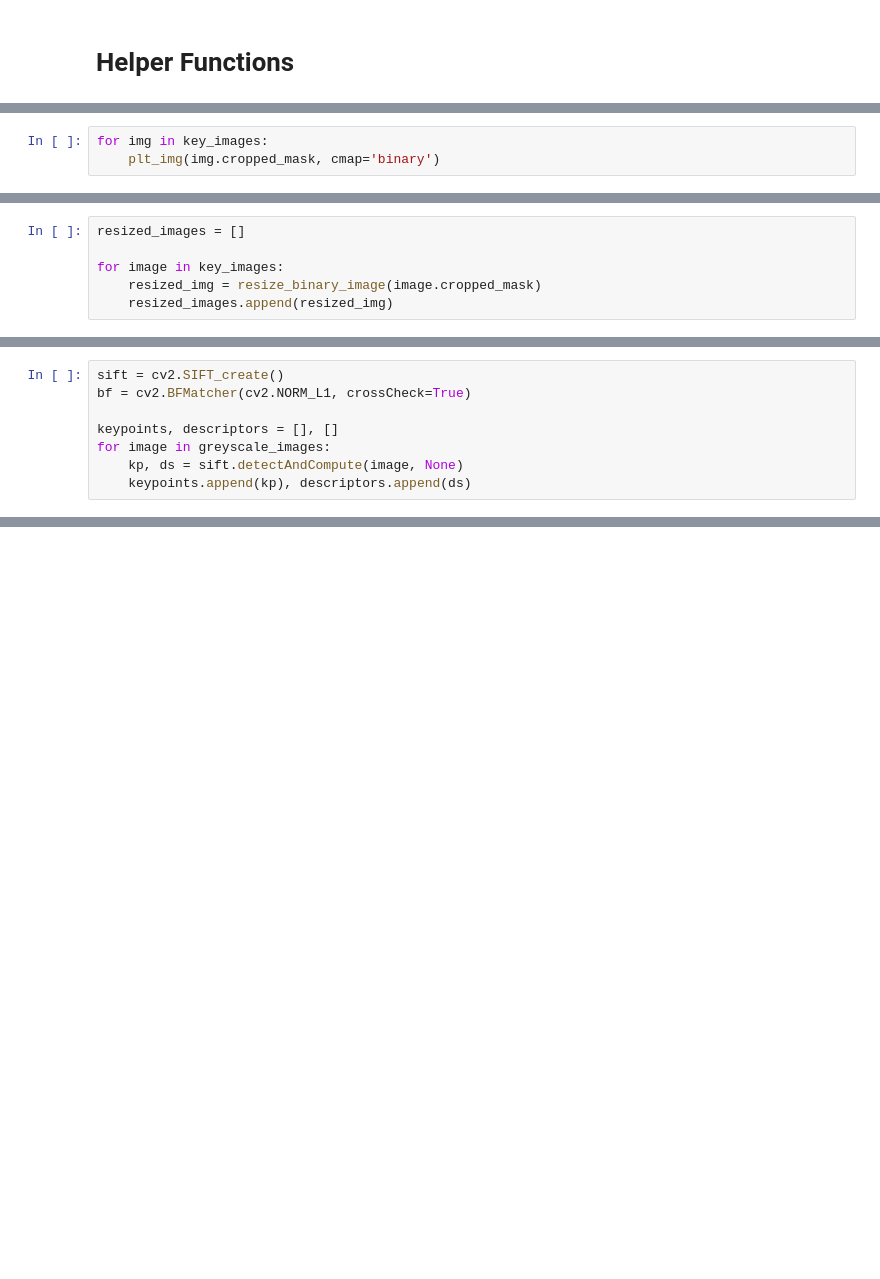
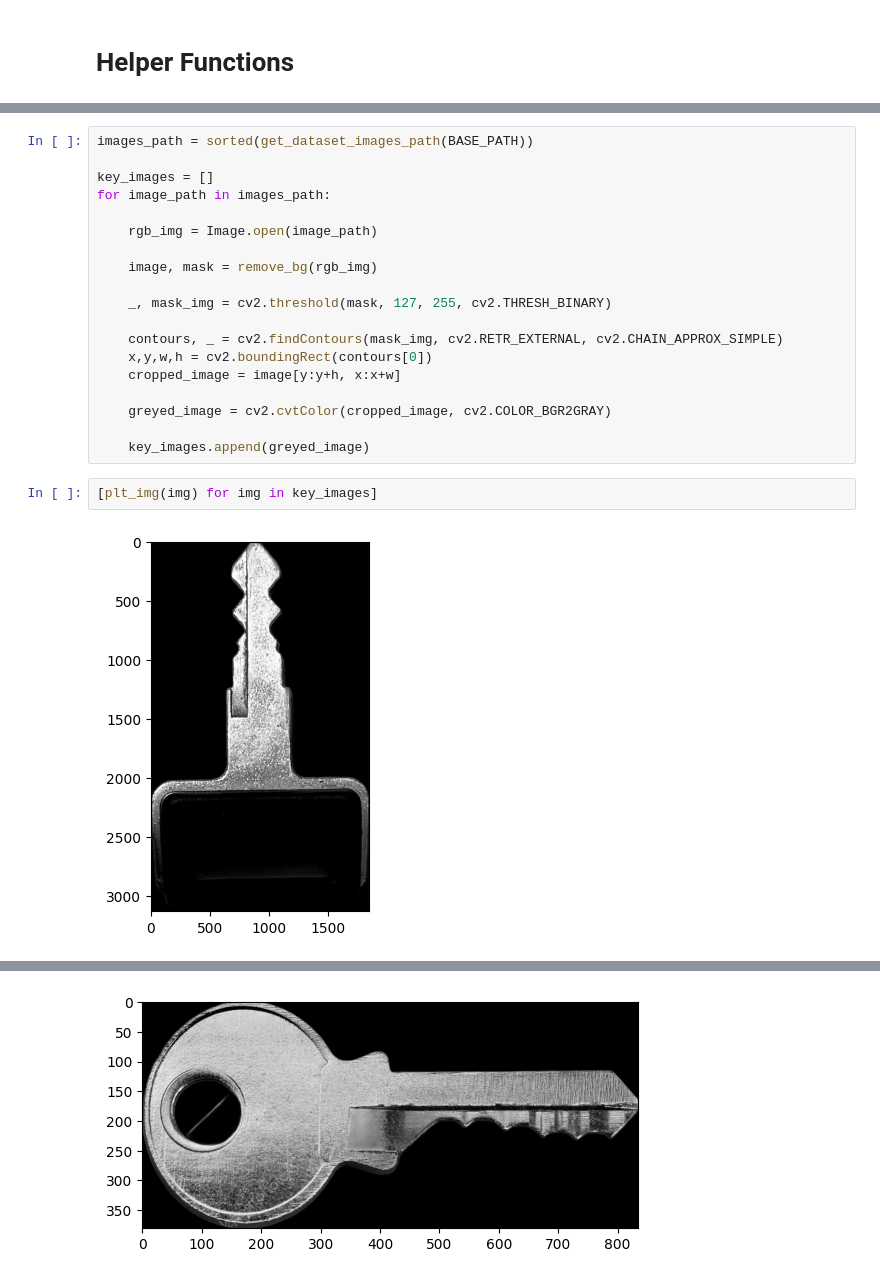
Before and after one commit to FaizanAli-io/Kaggle-Notebooks, a Jupyter notebook: key-extraction.ipynb, the cells around one changed output, grey strips where cells are left out. Cells and saved outputs as stored; diff of their text form; blank space fills up the shorter version.

```diff
--- a/key-extraction.ipynb
+++ b/key-extraction.ipynb
@@ -297,3 +40,0 @@ for image in key_images:
-# %%
-for img in key_images:
-    plt_img(img.cropped_mask, cmap='binary')
@@ -313,6 +40,0 @@ for img in key_images:
-# %%
-resized_images = []
-
-for image in key_images:
-    resized_img = resize_binary_image(image.cropped_mask)
-    resized_images.append(resized_img)
@@ -412,8 +40,0 @@ len(matches)
-# %%
-sift = cv2.SIFT_create()
-bf = cv2.BFMatcher(cv2.NORM_L1, crossCheck=True)
-
-keypoints, descriptors = [], []
-for image in greyscale_images:
-    kp, ds = sift.detectAndCompute(image, None)
-    keypoints.append(kp), descriptors.append(ds)
@@ -458,0 +74,23 @@ for row in matrix:
+# %%
+images_path = sorted(get_dataset_images_path(BASE_PATH))
+
+key_images = []
+for image_path in images_path:
+
+    rgb_img = Image.open(image_path)
+
+    image, mask = remove_bg(rgb_img)
+
+    _, mask_img = cv2.threshold(mask, 127, 255, cv2.THRESH_BINARY)
+
+    contours, _ = cv2.findContours(mask_img, cv2.RETR_EXTERNAL, cv2.CHAIN_APPROX_SIMPLE)
+    x,y,w,h = cv2.boundingRect(contours[0])
+    cropped_image = image[y:y+h, x:x+w]
+
+    greyed_image = cv2.cvtColor(cropped_image, cv2.COLOR_BGR2GRAY)
+
+    key_images.append(greyed_image)
+# %%
+[plt_img(img) for img in key_images]
+# %% [output]
+[figure, added]
@@ -458,0 +100 @@ for row in matrix:
+[figure, added]
```
Also changed, not shown: parts of 35 cells of this notebook.
